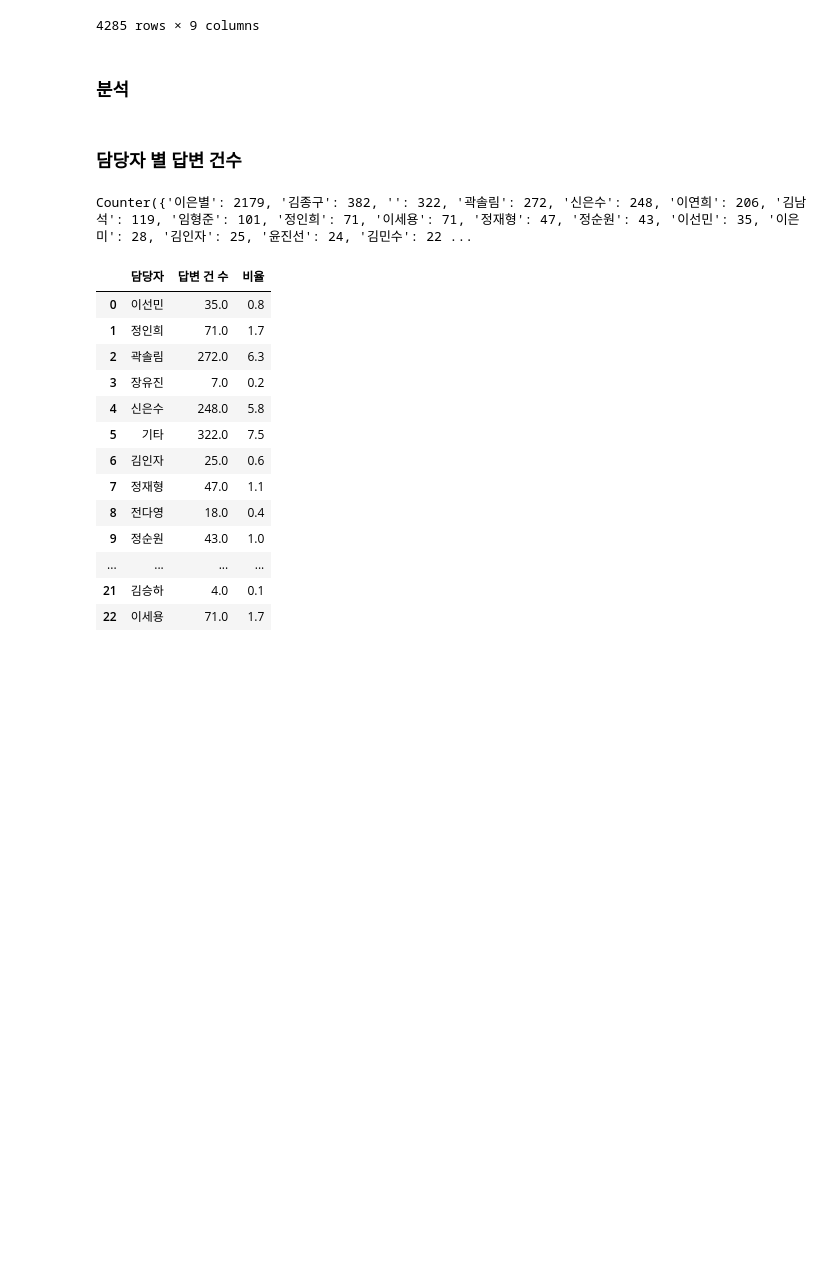
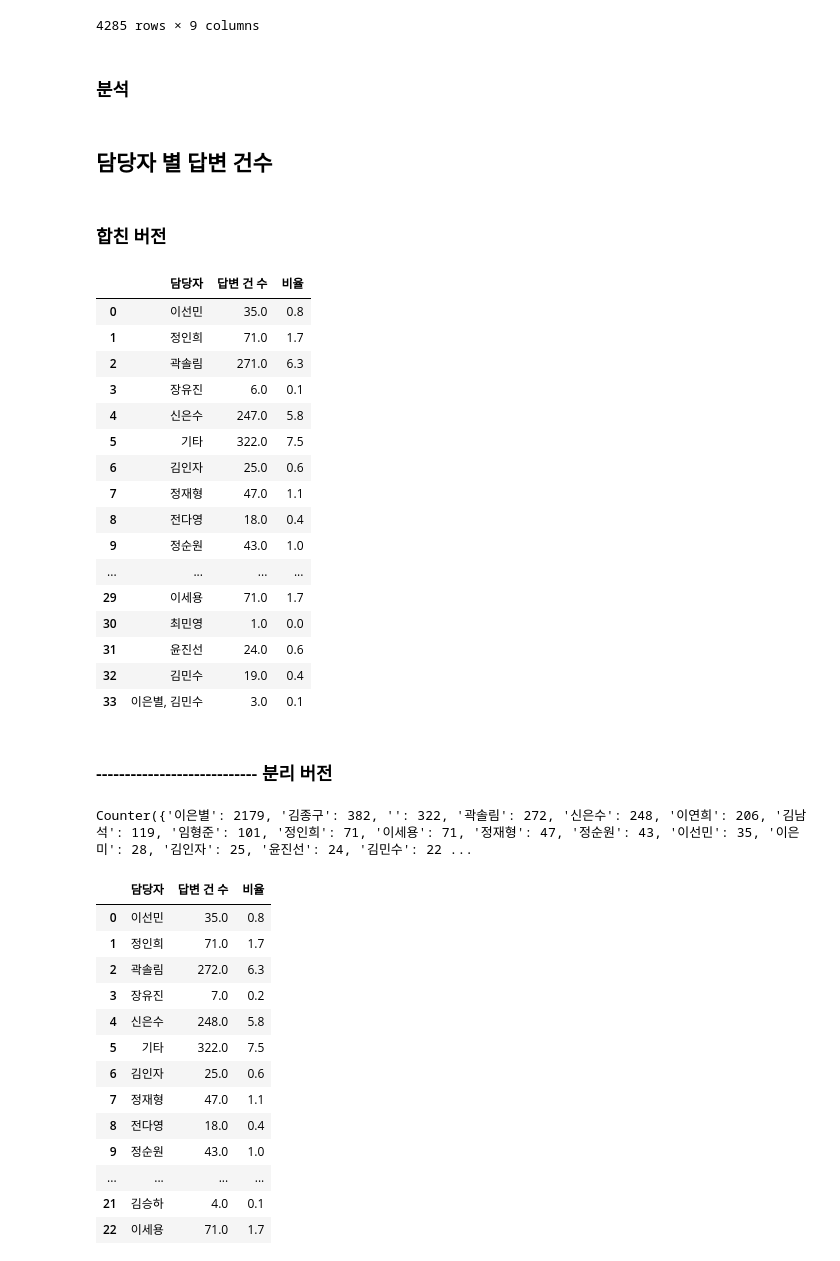
Before and after one commit to rlawns0327/Natural_Language_Analysis_KOR, a Jupyter notebook: VER6.ipynb, the cells around one changed output. Drawn from its saved outputs; the diff is of its cells as text; code cells hidden in the pictures; blank space fills up the shorter version.

```diff
--- a/VER6.ipynb
+++ b/VER6.ipynb
@@ -413,4 +415,41 @@ file
 # %% [markdown]
 ### 분석
 # %% [markdown]
-### 담당자 별 답변 건수
+## 담당자 별 답변 건수
+# %% [markdown]
+### 합친 버전
+# %%
+from collections import Counter
+
+
+
+manager_count_list2 = []
+for key, value in Counter(file['manager']).items():
+    if key == '' :
+        key = '기타'
+    temp_manager_count2 = [key,value,round(value/(file['manager'].count())*1000)/10]
+    #print(temp_manager_count)
+    manager_count_list2.append(temp_manager_count2)
+
+
+manager_count_df2 = pd.DataFrame(manager_count_list2, columns =['담당자', '답변 건 수', '비율'], dtype = float)
+
+manager_count_df2
+# %% [output]
+|  | 담당자 | 답변 건 수 | 비율 |
+| 0 | 이선민 | 35.0 | 0.8 |
+| 1 | 정인희 | 71.0 | 1.7 |
+| 2 | 곽솔림 | 271.0 | 6.3 |
+| 3 | 장유진 | 6.0 | 0.1 |
+| 4 | 신은수 | 247.0 | 5.8 |
+| 5 | 기타 | 322.0 | 7.5 |
+| 6 | 김인자 | 25.0 | 0.6 |
+| 7 | 정재형 | 47.0 | 1.1 |
+| 8 | 전다영 | 18.0 | 0.4 |
+| 9 | 정순원 | 43.0 | 1.0 |
+| ... | ... | ... | ... |
+| 29 | 이세용 | 71.0 | 1.7 |
+| 30 | 최민영 | 1.0 | 0.0 |
+| 31 | 윤진선 | 24.0 | 0.6 |
+| 32 | 김민수 | 19.0 | 0.4 |
+| 33 | 이은별, 김민수 | 3.0 | 0.1 |
@@ -417,3 +459,5 @@ file
+# %% [markdown]
+### ---------------------------- 분리 버전
 # %%
 from collections import Counter
 
```
Also changed, not shown: parts of 7 cells of this notebook, 10 other files.
